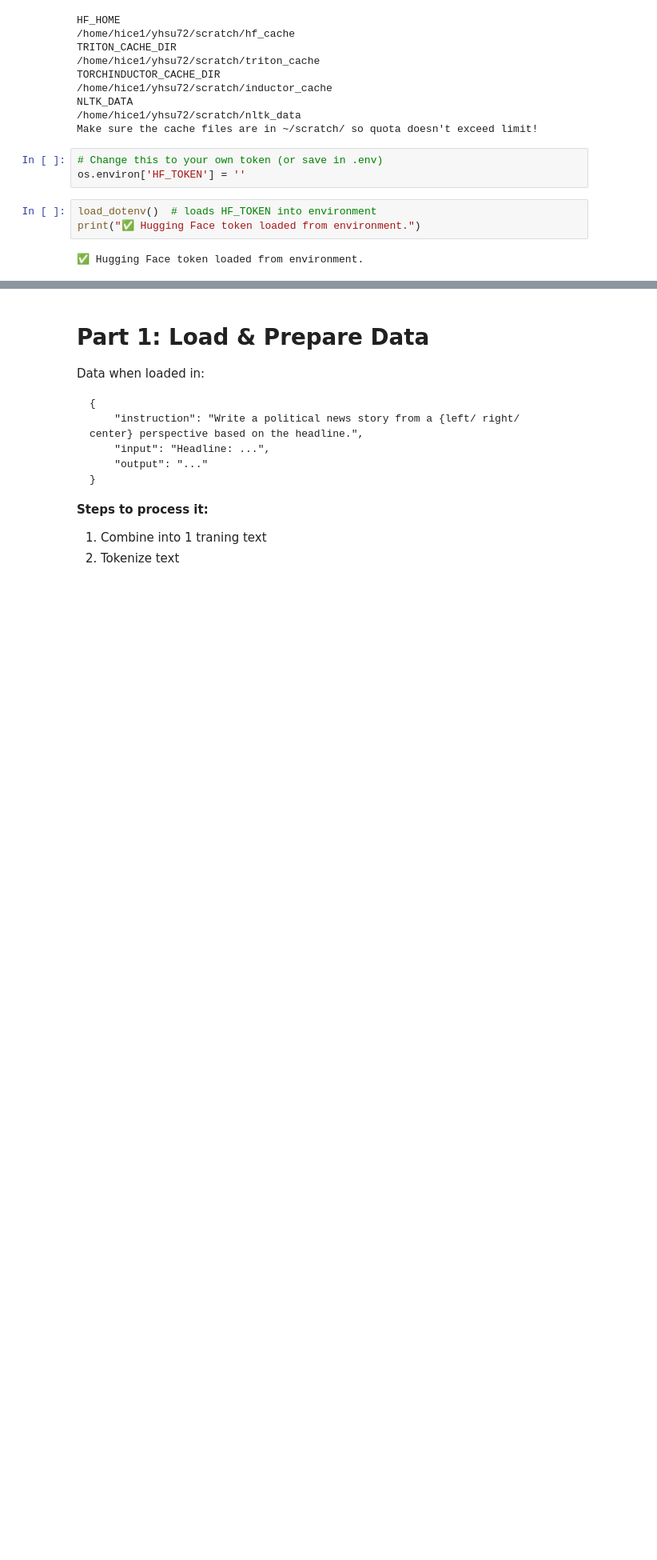
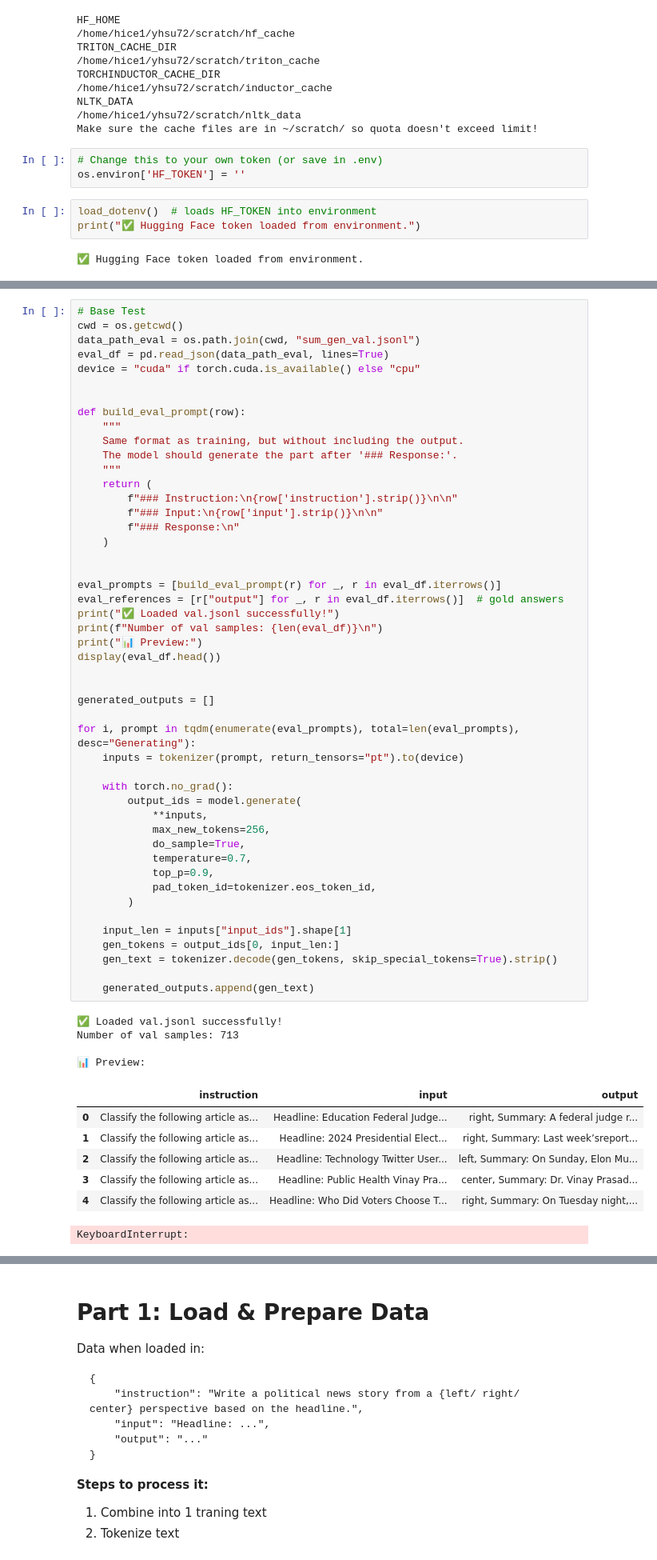
Before and after one commit to Qwerty3Yuiop/AI-Political-Perspectives, a Jupyter notebook: training/training_sum_gen.ipynb, the cells around one changed output, grey strips where cells are left out. Shown: that part at 80% size. Cells and saved outputs as stored; diff of their text form; blank space fills up the shorter version.

Commit message:
added base test

```diff
--- a/training/training_sum_gen.ipynb
+++ b/training/training_sum_gen.ipynb
@@ -169,0 +168,60 @@ Right wing advocates free market economy where individuals are responsible for t
+# %%
+# Base Test
+cwd = os.getcwd()
+data_path_eval = os.path.join(cwd, "sum_gen_val.jsonl")
+eval_df = pd.read_json(data_path_eval, lines=True)
+device = "cuda" if torch.cuda.is_available() else "cpu"
+
+
+def build_eval_prompt(row):
+    """
+    Same format as training, but without including the output.
+    The model should generate the part after '### Response:'.
+    """
+    return (
+        f"### Instruction:\n{row['instruction'].strip()}\n\n"
+        f"### Input:\n{row['input'].strip()}\n\n"
+        f"### Response:\n"
+    )
+
+
+eval_prompts = [build_eval_prompt(r) for _, r in eval_df.iterrows()]
+eval_references = [r["output"] for _, r in eval_df.iterrows()]  # gold answers
+print("✅ Loaded val.jsonl successfully!")
+print(f"Number of val samples: {len(eval_df)}\n")
+print("📊 Preview:")
+display(eval_df.head())
+
+
+generated_outputs = []
+
+for i, prompt in tqdm(enumerate(eval_prompts), total=len(eval_prompts), desc="Generating"):
+    inputs = tokenizer(prompt, return_tensors="pt").to(device)
+
+    with torch.no_grad():
+        output_ids = model.generate(
+            **inputs,
+            max_new_tokens=256,
+            do_sample=True,
+            temperature=0.7,
+            top_p=0.9,
+            pad_token_id=tokenizer.eos_token_id,
+        )
+
+    input_len = inputs["input_ids"].shape[1]
+    gen_tokens = output_ids[0, input_len:]
+    gen_text = tokenizer.decode(gen_tokens, skip_special_tokens=True).strip()
+
+    generated_outputs.append(gen_text)
+# %% [output]
+✅ Loaded val.jsonl successfully!
+Number of val samples: 713
+
+📊 Preview:
+|  | instruction | input | output |
+| 0 | Classify the following article as... | Headline: Education Federal Judge... | right, Summary: A federal judge r... |
+| 1 | Classify the following article as... | Headline: 2024 Presidential Elect... | right, Summary: Last week’sreport... |
+| 2 | Classify the following article as... | Headline: Technology Twitter User... | left, Summary: On Sunday, Elon Mu... |
+| 3 | Classify the following article as... | Headline: Public Health Vinay Pra... | center, Summary: Dr. Vinay Prasad... |
+| 4 | Classify the following article as... | Headline: Who Did Voters Choose T... | right, Summary: On Tuesday night,... |
+KeyboardInterrupt:
```
Also changed, not shown: parts of 10 cells of this notebook.
